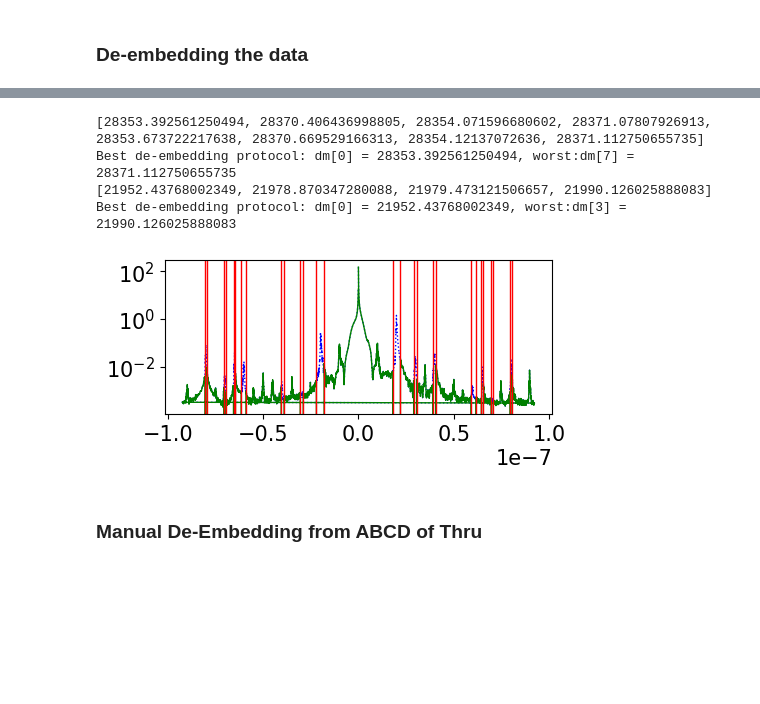
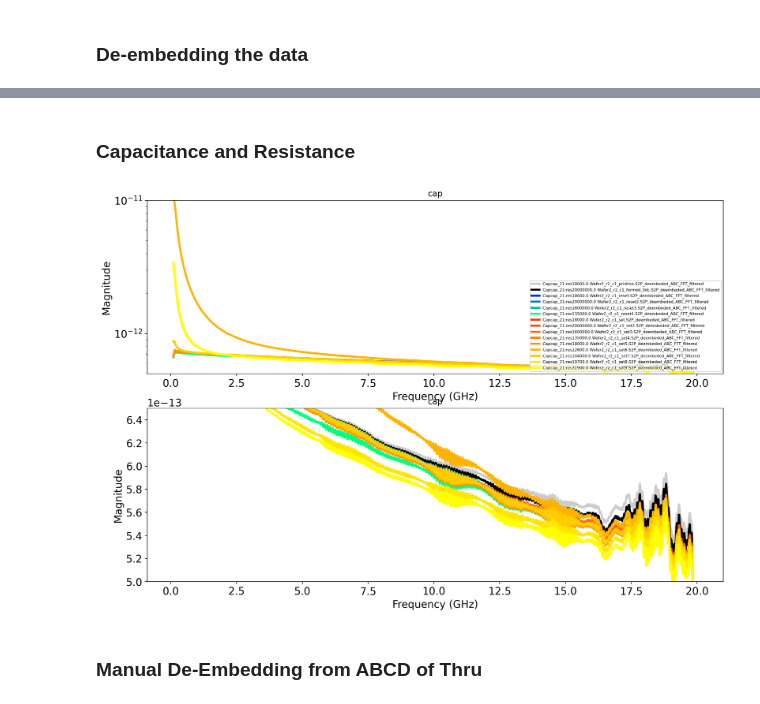
Before and after one commit to hc3413/VNA_Analysis, a Jupyter notebook: Exp_Modelling.ipynb, the cells around one changed output, grey strips where cells are left out. Cells and saved outputs as stored; diff of their text form; code cells hidden in the pictures; blank space fills up the shorter version.

```diff
--- a/Exp_Modelling.ipynb
+++ b/Exp_Modelling.ipynb
@@ -176,28 +174,38 @@ plt.show()
-# %%
-
-s2p_files_2_filt = copy.deepcopy(s2p_files_2)
-# Select bandstop frequency components
-threshold_values = [[1.8e-8,2.2e-8],[5.9e-8,6.15e-8],[3.9e-8,4.05e-8],[2.9e-8,3.05e-8],[7.95e-8,8.05e-8],[6.45e-8,6.55e-8],[6.96e-8,7.06e-8]]
-# Apply the FFT, filter out components then IFFT
-s2p_files_2_filt = fourier_filter(s2p_files_2_filt, threshold = threshold_values,t_window = 0.02) #apply to deepcopy to avoid modifying the original data
-
-
-#-------------------Grouping-------------------
-# Select the On Wafer Calibration files to be used
-ISS_thru_filt = [s for s in s2p_files_2_filt if s.state == 'thru' and s.wafer_number == 0]
-cal_thru_filt = [s for s in s2p_files_2_filt if s.state == 'thru' and s.wafer_number != 0]
-cal_open_filt = [s for s in s2p_files_2_filt if s.state == 'open' or s.state == 'opensig']
-cal_short_filt = [s for s in s2p_files_2_filt if s.state == 'short']
-
-#-------------------De-Embedding-------------------
-OS_filt = calibration_OS(cal_open_filt, cal_short_filt, cal_thru_filt, plot_cal = False) #calibration object outputted from all the on wafer measurements
-TX_filt = calibration_2x(cal_thru_filt, plot_cal = False) #calibration object outputted from all the on wafer measurements
-# %% [output]
-[28353.392561250494, 28370.406436998805, 28354.071596680602, 28371.07807926913, 28353.673722217638, 28370.669529166313, 28354.12137072636, 28371.112750655735]
-Best de-embedding protocol: dm[0] = 28353.392561250494, worst:dm[7] = 28371.112750655735
-[21952.43768002349, 21978.870347280088, 21979.473121506657, 21990.126025888083]
-Best de-embedding protocol: dm[0] = 21952.43768002349, worst:dm[3] = 21990.126025888083
-[figure, removed]
+# %% [markdown]
+### Capacitance and Resistance
+# %%
+r_num = [[23,42],[56,60,64,67], [57,58,59,61,62,63,65,66,68]]
+
+p_1 = subgen(s2p_files_2_ABCD_FFT, r_num)
+p_2 = subgen(sp2_files_2_FFT, r_num)
+
+plot_data_1 = p_1
+plot_data_2 = p_2
+
+# res_list_names = [pristine=1.8e4,formed=2e7,reset=1.6e6,set=1.35e5,set2=1.8e4,set3=1.26e4,reset2=1.04e5,set4=1.97e4,set5=3.19e4,set6=1.7e2
+#                   reset3=3.37e8,set7=1.92e3,set8=4.09e2,reset4=1.7e7,set9=3.86e2]
+res_list = [1.8e4,2e7,1.6e6,1.35e5,1.8e4,1.26e4,1.04e5,1.97e4,3.19e4,1.7e2,3.37e8,1.92e3,4.09e2,1.7e7,3.86e2]
+
+#-------------------Plotting-------------------
+plt.rcParams['lines.linewidth'] = 3  # Change this to your desired line width
+f = plt.figure(figsize=(15,10),dpi=200)
+gs = f.add_gridspec(2, 1)
+ax = f.add_subplot(gs[0, 0])
+ax1 = f.add_subplot(gs[1, 0])
+
+#
+sub_plot(ax=ax, dev_subset = plot_data_1, plot_type=['cap'], log_x=False, m_port=[2], n_port=[1], deembed_data=False,
+         y_range = [5e-13,1e-11],x_range='0.1-20ghz', R_in = res_list,log_y=True
+         )
+#
+sub_plot(ax=ax1, dev_subset = plot_data_1, plot_type=['cap'], log_x=False, m_port=[2], n_port=[1], deembed_data=False,
+         y_range=[5e-13,6.5e-13], x_range='0.1-20ghz',p_legend = False, R_in = res_list)
+
+#plt.savefig(os.path.join(path_out, 'capacitance_from_RCsimple_dual22'), format='svg')
+
+plt.show()
+# %% [output]
+[figure, added]
 # %% [markdown]
 ### Manual De-Embedding from ABCD of Thru
 # %% [markdown]
```
Also changed, not shown: parts of 4 cells of this notebook, 3 other files.
